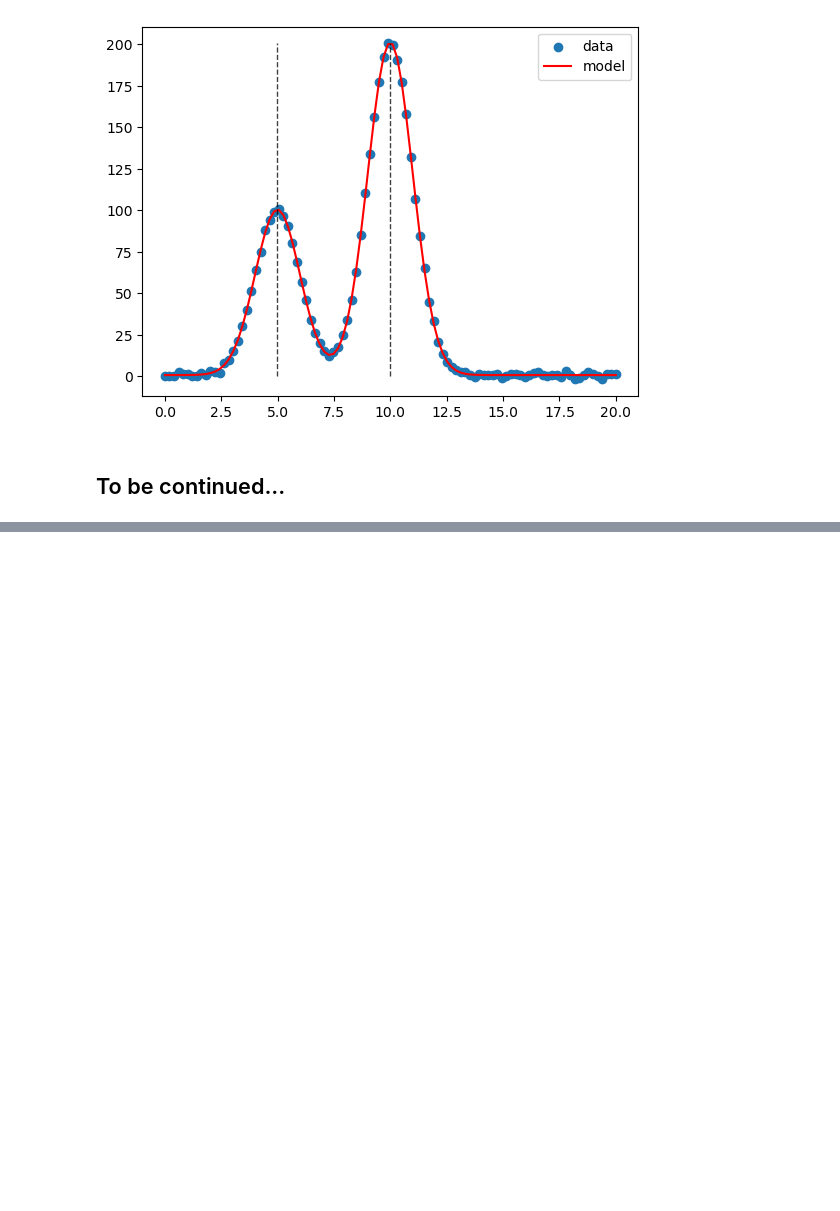
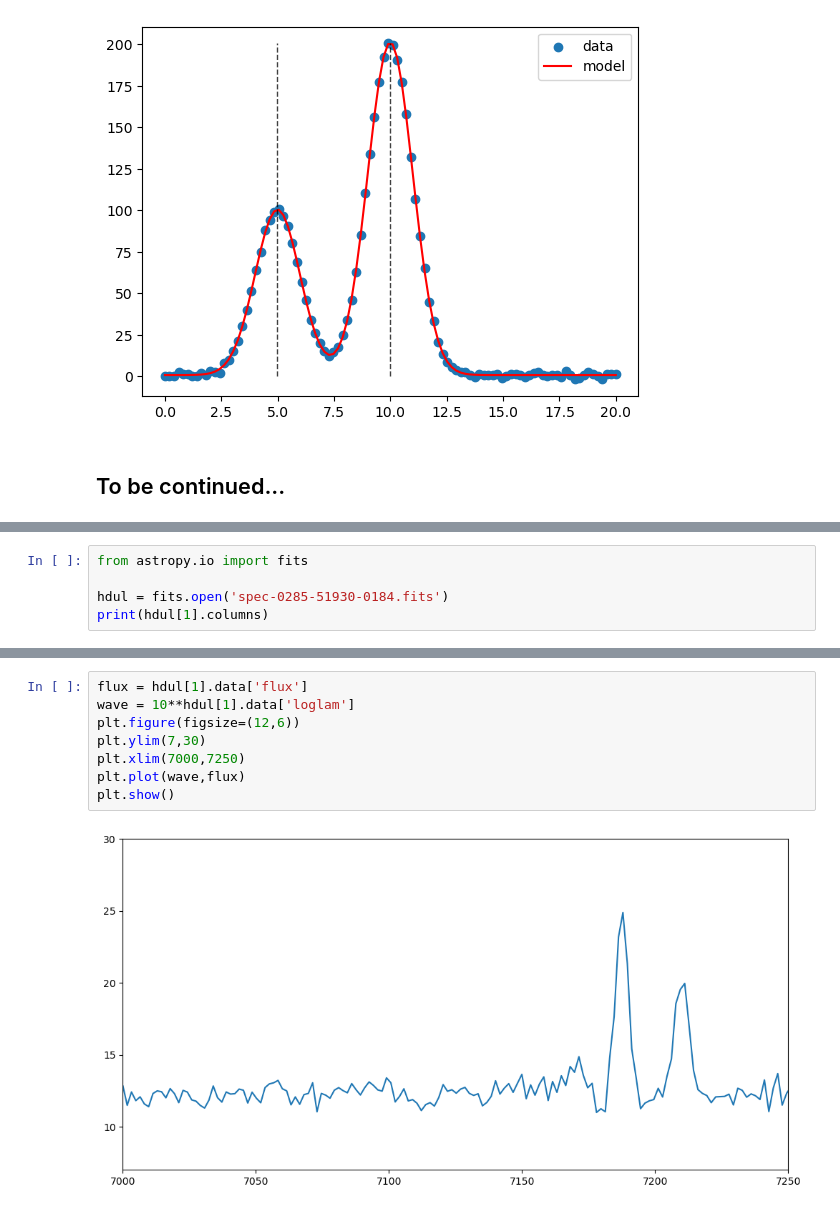
Before and after one commit to jsdingra11/Gaussian-Profile, a Jupyter notebook: Gaussian Distribution.ipynb, the cells around one changed output, grey strips where cells are left out. Cells and saved outputs as stored; diff of their text form; blank space fills up the shorter version.

```diff
--- a/Gaussian Distribution.ipynb
+++ b/Gaussian Distribution.ipynb
@@ -102,0 +108,5 @@ Plotting the observed and modeled data...
+# %%
+from astropy.io import fits
+
+hdul = fits.open('spec-0285-51930-0184.fits')
+print(hdul[1].columns)
@@ -102,0 +124,10 @@ Plotting the observed and modeled data...
+# %%
+flux = hdul[1].data['flux']
+wave = 10**hdul[1].data['loglam']
+plt.figure(figsize=(12,6))
+plt.ylim(7,30)
+plt.xlim(7000,7250)
+plt.plot(wave,flux)
+plt.show()
+# %% [output]
+[figure, added]
```
Also changed, not shown: parts of 11 cells of this notebook.
